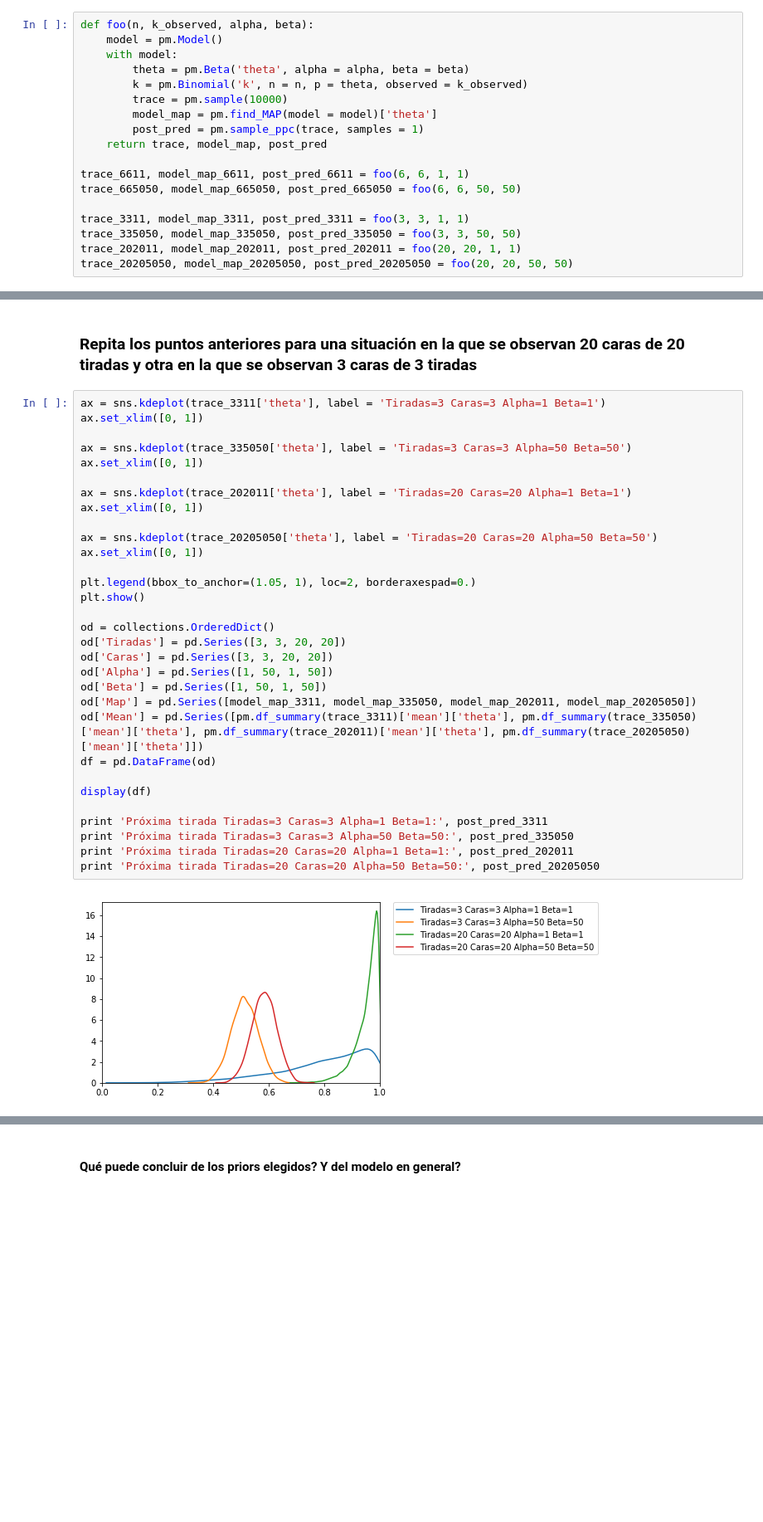
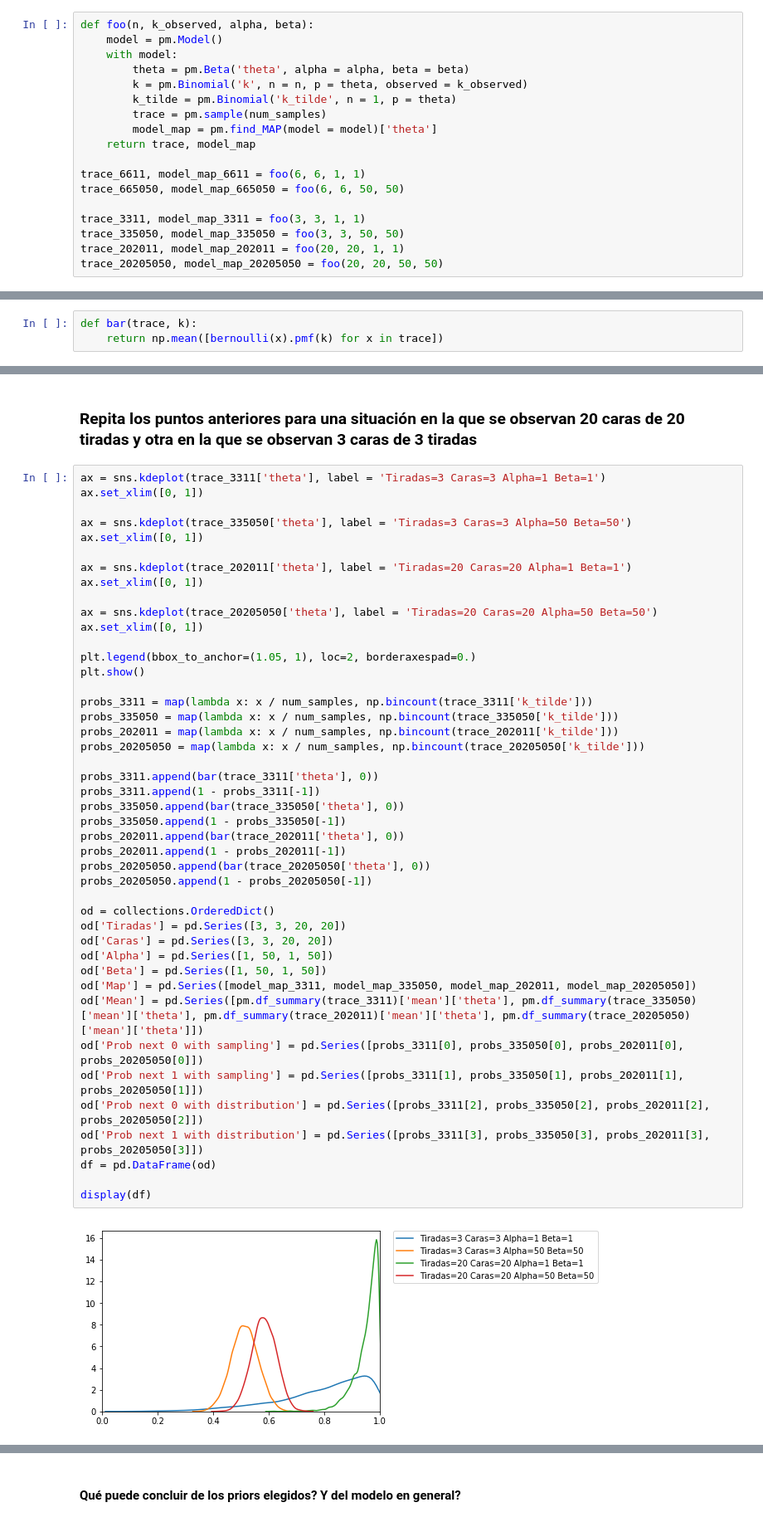
Before and after one commit to santiago-mb/data-science, a Jupyter notebook: wip/tp5/tp5.ipynb, the cells around one changed output, grey strips where cells are left out. Shown at 83% size. Cells and saved outputs as stored; diff of their text form; blank space fills up the shorter version.

```diff
--- a/wip/tp5/tp5.ipynb
+++ b/wip/tp5/tp5.ipynb
@@ -17,16 +27,16 @@ def foo(n, k_observed, alpha, beta):
     with model:
         theta = pm.Beta('theta', alpha = alpha, beta = beta)
         k = pm.Binomial('k', n = n, p = theta, observed = k_observed)
-        trace = pm.sample(10000)
+        k_tilde = pm.Binomial('k_tilde', n = 1, p = theta)
+        trace = pm.sample(num_samples)
         model_map = pm.find_MAP(model = model)['theta']
-        post_pred = pm.sample_ppc(trace, samples = 1)
-    return trace, model_map, post_pred
+    return trace, model_map
 
-trace_6611, model_map_6611, post_pred_6611 = foo(6, 6, 1, 1)
-trace_665050, model_map_665050, post_pred_665050 = foo(6, 6, 50, 50)
+trace_6611, model_map_6611 = foo(6, 6, 1, 1)
+trace_665050, model_map_665050 = foo(6, 6, 50, 50)
 
-trace_3311, model_map_3311, post_pred_3311 = foo(3, 3, 1, 1)
-trace_335050, model_map_335050, post_pred_335050 = foo(3, 3, 50, 50)
-trace_202011, model_map_202011, post_pred_202011 = foo(20, 20, 1, 1)
-trace_20205050, model_map_20205050, post_pred_20205050 = foo(20, 20, 50, 50)
+trace_3311, model_map_3311 = foo(3, 3, 1, 1)
+trace_335050, model_map_335050 = foo(3, 3, 50, 50)
+trace_202011, model_map_202011 = foo(20, 20, 1, 1)
+trace_20205050, model_map_20205050 = foo(20, 20, 50, 50)
 # %% [output]
@@ -45,2 +55,5 @@ Initializing NUTS using jitter+adapt_diag...
+# %%
+def bar(trace, k):
+    return np.mean([bernoulli(x).pmf(k) for x in trace])
 # %% [markdown]
 ### Grafique las posteriors resultantes de observar 6 caras de 6 tiradas
@@ -85,33 +101,46 @@ Próxima tirada Tiradas=6 Caras=6 Alpha=50 Beta=50: {'k': array([5])}
 # %%
 ax = sns.kdeplot(trace_3311['theta'], label = 'Tiradas=3 Caras=3 Alpha=1 Beta=1')
 ax.set_xlim([0, 1])
 
 ax = sns.kdeplot(trace_335050['theta'], label = 'Tiradas=3 Caras=3 Alpha=50 Beta=50')
 ax.set_xlim([0, 1])
 
 ax = sns.kdeplot(trace_202011['theta'], label = 'Tiradas=20 Caras=20 Alpha=1 Beta=1')
 ax.set_xlim([0, 1])
 
 ax = sns.kdeplot(trace_20205050['theta'], label = 'Tiradas=20 Caras=20 Alpha=50 Beta=50')
 ax.set_xlim([0, 1])
 
 plt.legend(bbox_to_anchor=(1.05, 1), loc=2, borderaxespad=0.)
 plt.show()
 
+probs_3311 = map(lambda x: x / num_samples, np.bincount(trace_3311['k_tilde']))
+probs_335050 = map(lambda x: x / num_samples, np.bincount(trace_335050['k_tilde']))
+probs_202011 = map(lambda x: x / num_samples, np.bincount(trace_202011['k_tilde']))
+probs_20205050 = map(lambda x: x / num_samples, np.bincount(trace_20205050['k_tilde']))
+
+probs_3311.append(bar(trace_3311['theta'], 0))
+probs_3311.append(1 - probs_3311[-1])
+probs_335050.append(bar(trace_335050['theta'], 0))
+probs_335050.append(1 - probs_335050[-1])
+probs_202011.append(bar(trace_202011['theta'], 0))
+probs_202011.append(1 - probs_202011[-1])
+probs_20205050.append(bar(trace_20205050['theta'], 0))
+probs_20205050.append(1 - probs_20205050[-1])
+
 od = collections.OrderedDict()
 od['Tiradas'] = pd.Series([3, 3, 20, 20])
 od['Caras'] = pd.Series([3, 3, 20, 20])
 od['Alpha'] = pd.Series([1, 50, 1, 50])
 od['Beta'] = pd.Series([1, 50, 1, 50])
 od['Map'] = pd.Series([model_map_3311, model_map_335050, model_map_202011, model_map_20205050])
 od['Mean'] = pd.Series([pm.df_summary(trace_3311)['mean']['theta'], pm.df_summary(trace_335050)['mean']['theta'], pm.df_summary(trace_202011)['mean']['theta'], pm.df_summary(trace_20205050)['mean']['theta']])
+od['Prob next 0 with sampling'] = pd.Series([probs_3311[0], probs_335050[0], probs_202011[0], probs_20205050[0]])
+od['Prob next 1 with sampling'] = pd.Series([probs_3311[1], probs_335050[1], probs_202011[1], probs_20205050[1]])
+od['Prob next 0 with distribution'] = pd.Series([probs_3311[2], probs_335050[2], probs_202011[2], probs_20205050[2]])
+od['Prob next 1 with distribution'] = pd.Series([probs_3311[3], probs_335050[3], probs_202011[3], probs_20205050[3]])
 df = pd.DataFrame(od)
 
 display(df)
-
-print 'Próxima tirada Tiradas=3 Caras=3 Alpha=1 Beta=1:', post_pred_3311
-print 'Próxima tirada Tiradas=3 Caras=3 Alpha=50 Beta=50:', post_pred_335050
-print 'Próxima tirada Tiradas=20 Caras=20 Alpha=1 Beta=1:', post_pred_202011
-print 'Próxima tirada Tiradas=20 Caras=20 Alpha=50 Beta=50:', post_pred_20205050
 # %% [output]
-[figure, old version]
+[figure, new version]
```
Also changed, not shown: parts of 12 cells of this notebook.
